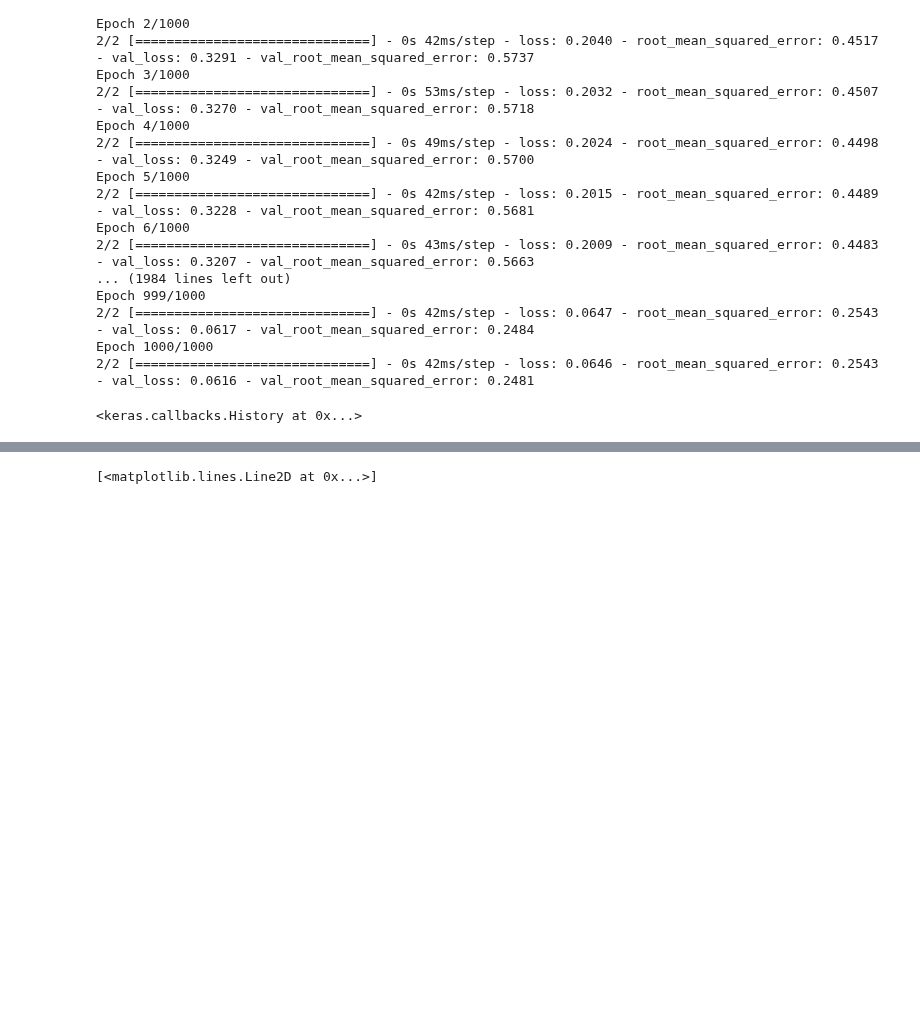
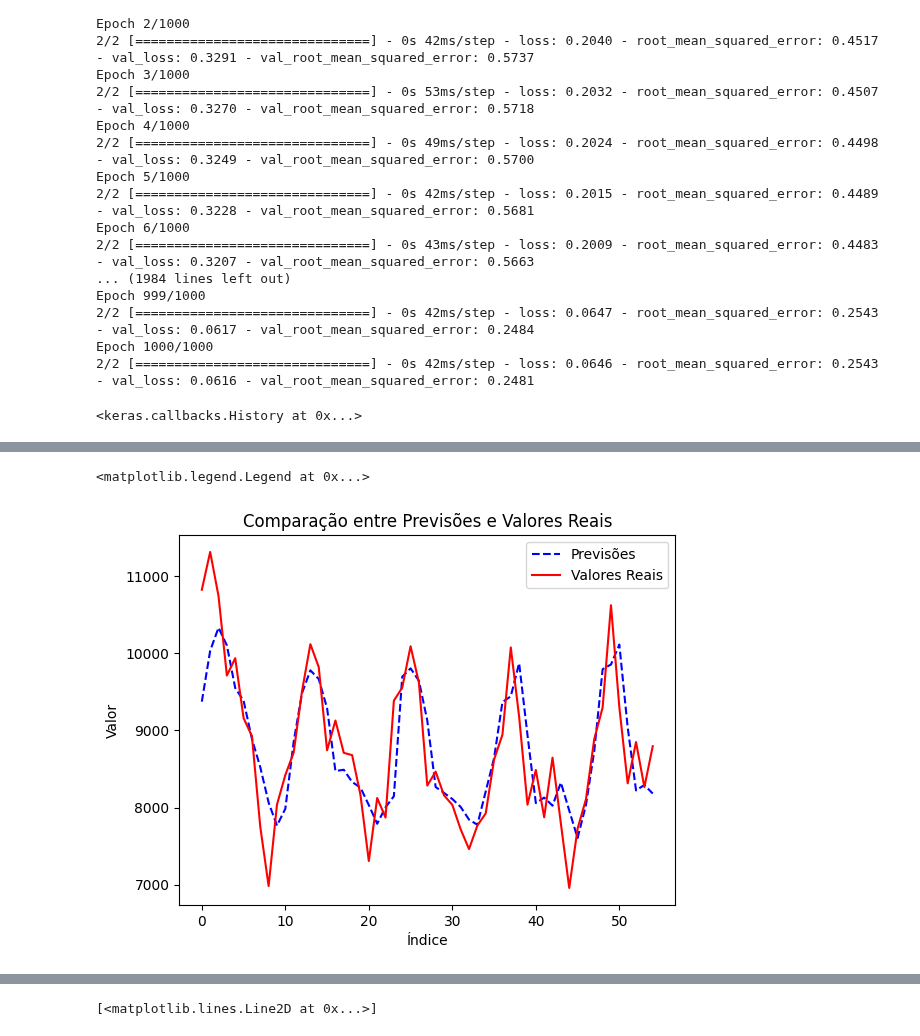
Before and after one commit to SendNugg3ts/CSC, a Jupyter notebook: ModeloNossoLSTM.ipynb, the cells around one changed output, grey strips where cells are left out. Cells and saved outputs as stored; diff of their text form; code cells hidden in the pictures; blank space fills up the shorter version.

```diff
--- a/ModeloNossoLSTM.ipynb
+++ b/ModeloNossoLSTM.ipynb
@@ -185,3 +184,14 @@ train_results
+# %%
+import matplotlib.pyplot as plt
+plt.plot(train_results['Train Predictions'], color='blue', linestyle='--', label='Previsões')
+plt.plot(train_results['Actuals'], color='red', linestyle='-', label='Valores Reais')
+plt.title('Comparação entre Previsões e Valores Reais')
+plt.xlabel('Índice')
+plt.ylabel('Valor')
+plt.legend()
+# %% [output]
+<matplotlib.legend.Legend at 0x...>
+[figure, added]
 # %%
 import matplotlib.pyplot as plt
 plt.plot(train_results['Train Predictions'])
```
Also changed, not shown: parts of 7 cells of this notebook.
